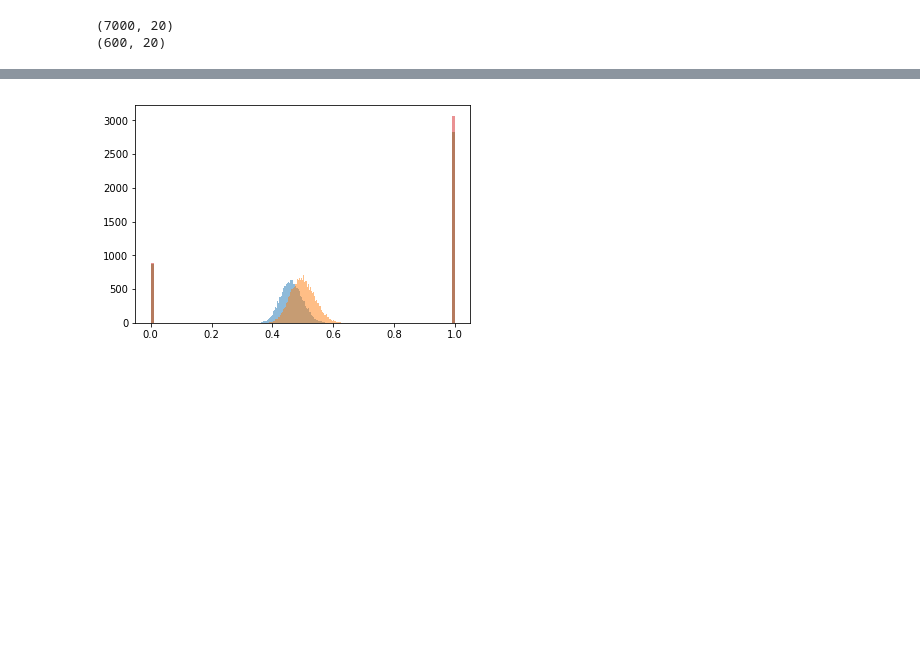
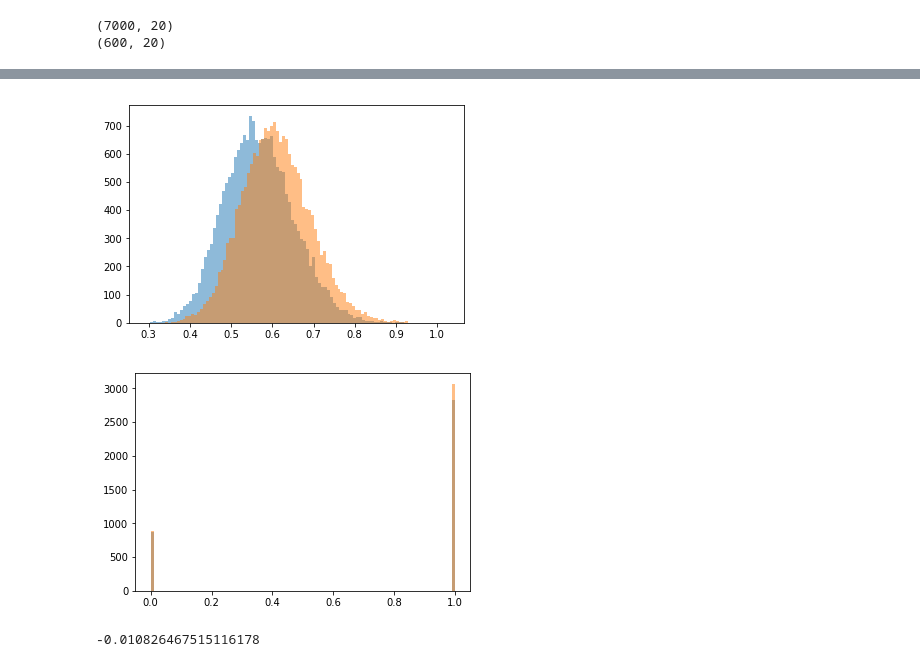
Before and after one commit to molhineko/ai_study_Team15, a Jupyter notebook: HI-VAE_test_Transfusion_with_outcome_sasaki.ipynb, the cells around one changed output, grey strips where cells are left out. Drawn from its saved outputs; the diff is of its cells as text; code cells hidden in the pictures; blank space fills up the shorter version.

```diff
--- a/HI-VAE_test_Transfusion_with_outcome_sasaki.ipynb
+++ b/HI-VAE_test_Transfusion_with_outcome_sasaki.ipynb
@@ -851,12 +867,18 @@ plt.show()
 # %%
 plt.hist(untreated[:,1].detach().cpu().numpy(), bins=100, alpha=0.5)
 plt.hist(treated[:,1].detach().cpu().numpy(), bins=100, alpha=0.5)
+plt.show()
 
 plt.hist(df_treat_outcome[(df_treat_outcome['TXA.day1_2']==1)]['Outcome.Survive'], bins=100, alpha=0.5)
 plt.hist(df_treat_outcome[(df_treat_outcome['TXA.day1_2']==0)]['Outcome.Survive'], bins=100, alpha=0.5)
 plt.show()
+
+df_treat_outcome[(df_treat_outcome['TXA.day1_2']==1)]['Outcome.Survive'].mean() - \
+df_treat_outcome[(df_treat_outcome['TXA.day1_2']==0)]['Outcome.Survive'].mean()
 # %% [output]
-[figure, old version]
+[figure, new version]
+[figure, added]
+-0.010826467515116178
 # %%
 plt.hist(untreated[:,2].detach().cpu().numpy(), bins=100, alpha=0.5)
 plt.hist(treated[:,2].detach().cpu().numpy(), bins=100, alpha=0.5)
```
Also changed, not shown: parts of 30 cells of this notebook.
